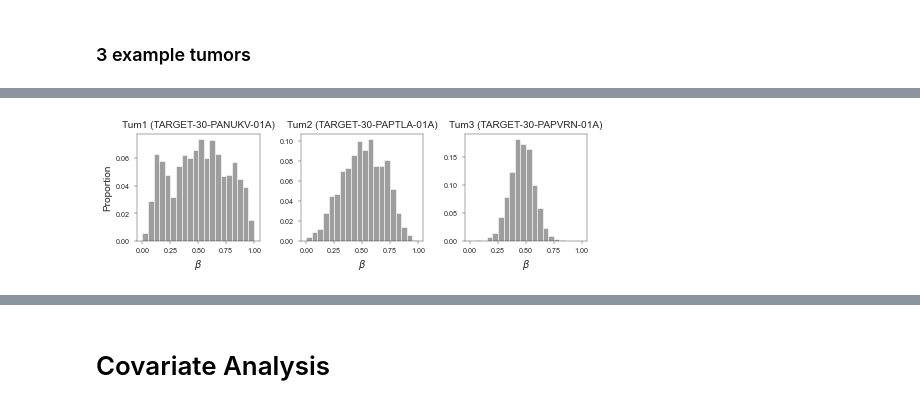
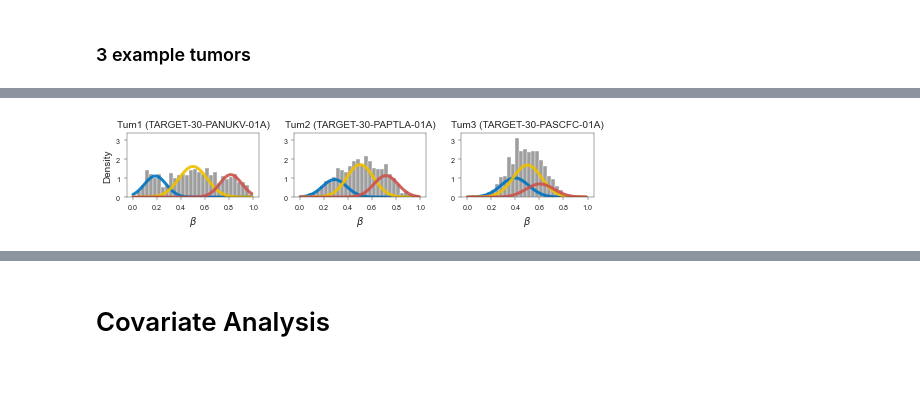
Before and after one commit to danmonyak/EpiClockNBL, a Jupyter notebook: Analysis/Analysis.ipynb, the cells around one changed output, grey strips where cells are left out. Drawn from its saved outputs; the diff is of its cells as text; code cells hidden in the pictures; blank space fills up the shorter version.

Commit message:
changed figures

```diff
--- a/Analysis/Analysis.ipynb
+++ b/Analysis/Analysis.ipynb
@@ -23,2 +30,7 @@ c_beta = pd.read_table(os.path.join(c_beta_dir, 'NBL.c_beta.txt'), index_col=0,
 LUMP_purity = pd.read_table(os.path.join(proj_dir, 'LUMP_purity.txt'), index_col=0, header=None).squeeze('columns')
+# %%
+GMM_results_TARGET = pd.read_csv(os.path.join(pc_consts['repo_dir'], 'Gaussian Mixture Model', 'TARGET_tumor_params_GMM_summary.csv'), index_col=0)
+GMM_results_TARGET.index = GMM_results_TARGET.index.map(lambda x:x.replace('.', '-'))
+
+GMM_results_Henrich = pd.read_csv(os.path.join(pc_consts['repo_dir'], 'Gaussian Mixture Model', 'Heinrich_tumor_params_GMM_summary.csv'), index_col=0)
 # %%
@@ -69,7 +81,7 @@ sns.histplot(beta_values_Clock[clinical['c_beta'].sort_values().index[0] + '-01A
 # %%
 ## Configure graph
 sf = pc_consts['sf']
-figsize = np.array([7, 6])
+figsize = np.array([7, 4])
 sns.set(rc={"savefig.bbox":'tight', 'axes.linewidth':sf}, font_scale=1, style='ticks')
 # %%
 # ## Must set dataframe names for use of saveBoxPlotNew and saveCorrelationPlot
@@ -103,22 +93,80 @@ Name: c_beta, dtype: float64
 # %%
 ## Plot beta value distriubtions for 3 example tumors
 
 beta_values_Clock = pd.read_table(
     os.path.join(pc_consts['official_indir'], 'TARGET', 'NBL.methyl.antiNonIterClustNotStuck_sites.tsv'),
     index_col=0)
 
 sample_list = {
     'Tum1':'TARGET-30-PANUKV-01A',
     'Tum2':'TARGET-30-PAPTLA-01A',
-    'Tum3':'TARGET-30-PAPVRN-01A'
+    'Tum3':'TARGET-30-PASCFC-01A'
 }
 
-pc_util.plotTumorWise(beta_values=beta_values_Clock, sample_list=[sample_list[tum] for tum in sample_list],
-                     suptitle='', xlabel='$β$', title_formats=[tum + ' ({})' for tum in sample_list],
-                     outfile=True, outdir=figure_outdir, outfile_name='example_tumors.pdf',
-                     choose_random=False, color=pc_consts['palette_jco'][2], bins=20,
-                     figsize=figsize * [2.45, 0.8], text_fontsize=pc_consts['labelfontsize'], ticksfontsize=pc_consts['ticksfontsize'], opacity=pc_consts['opacity'], sf=sf,
-                     tight_layout_pad=0.2
-             )
+# Create plot axes
+fig, axes = plt.subplots(1, len(sample_list), figsize=np.array(figsize) * [2.5, 0.8] * sf)
+fig.tight_layout(pad=0.2)
+
+# Color of each distribution in order (left -> right)
+chosen_tumor_colors = [pc_consts['palette_jco'][i] for i in [0, 1, 3]]
+
+# X coordinates for curves
+x_vals = np.linspace(0, 0.99, 100)
+
+for i, tum_id in enumerate(sample_list):
+    ax = axes[i]
+    samp = sample_list[tum_id]
+    patient = pc_util.sampleToPatientID(samp)
+
+    # Plot distribution
+    sns.histplot(ax=ax, x=beta_values_Clock[samp], stat='density',
+                 color=pc_consts['palette_jco'][2],
+                 bins=30, alpha=pc_consts['opacity'],
+                binrange=(0, 1))
+
+    # Customize plot
+    ax.set_title(f'{tum_id} ({samp})', fontsize=pc_consts['labelfontsize'] * sf)
+    ax.set_xlabel(r'$\beta$', fontsize=pc_consts['labelfontsize'] * sf)
+    if i == 0: # Only have y-axis label on left-most plot
+        ax.set_ylabel('Density', fontsize=pc_consts['labelfontsize'] * sf)
+    else:
+        ax.set_ylabel('')
+    ax.tick_params(axis='both', labelsize=pc_consts['ticksfontsize'] * sf, width=sf, length=8 * sf)
+
+    # Weight of each of three distributions
+    weight_list = GMM_results_TARGET.loc[samp, ['psi_1_mean', 'psi_2_mean', 'psi_3_mean']]
+
+    # Holds the max y-axis limit max
+    y_max = float('-Inf')
+
+    X_mean = GMM_results_TARGET.loc[samp, 'X_mean']
+    N_mean = GMM_results_TARGET.loc[samp, 'N_mean']
+    mu_list = [X_mean, 0.5, 1 - X_mean]
+    sd_list = [sqrt(mu * (1 - mu) / N_mean) for mu in mu_list]
+
+    # Plot each distribution
+    for j in range(weight_list.shape[0]):
+
+        # X and Y coords for curve
+        y_vals = norm.pdf(x_vals, mu_list[j], sd_list[j]) * weight_list[j]
+
+        # Plot curve
+        ax.plot(x_vals, y_vals, lw=3, alpha=0.9,
+                color=chosen_tumor_colors[j]
+               )
+
+        # Update max
+        y_max = max(y_max, ax.get_ylim()[1])
+
+#     y_vals_kernel = np.stack([norm.pdf(x_vals, mu_list[j], sd_list[j]) * weight_list[j] for j in range(weight_list.shape[0])], axis=0).sum(axis=0)
+#     ax.plot(x_vals, y_vals_kernel, lw=1, alpha=0.9, color='gray')
+
+# Align y-axis limits
+for i in range(len(sample_list)):
+    ax = axes[i]
+    ax.set_ylim(0, y_max * 1.03)
+
+# Save figure
+fig.savefig(os.path.join(figure_outdir, 'example_peak_decomp.pdf'), format='pdf', pad_inches=0.1)
 # %% [output]
-[figure, old version]
+[figure, new version]
```
Also changed, not shown: parts of 48 cells of this notebook, 2 other files.
